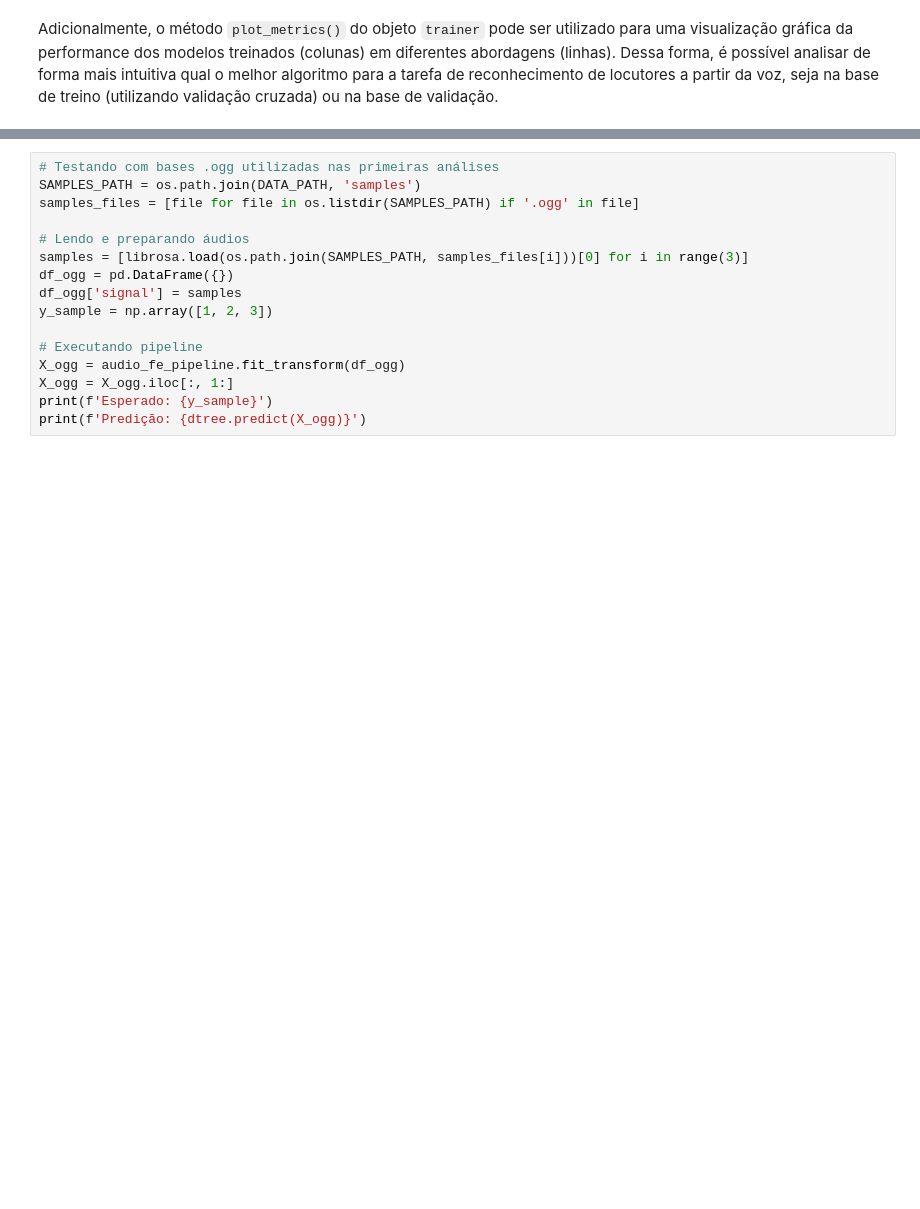
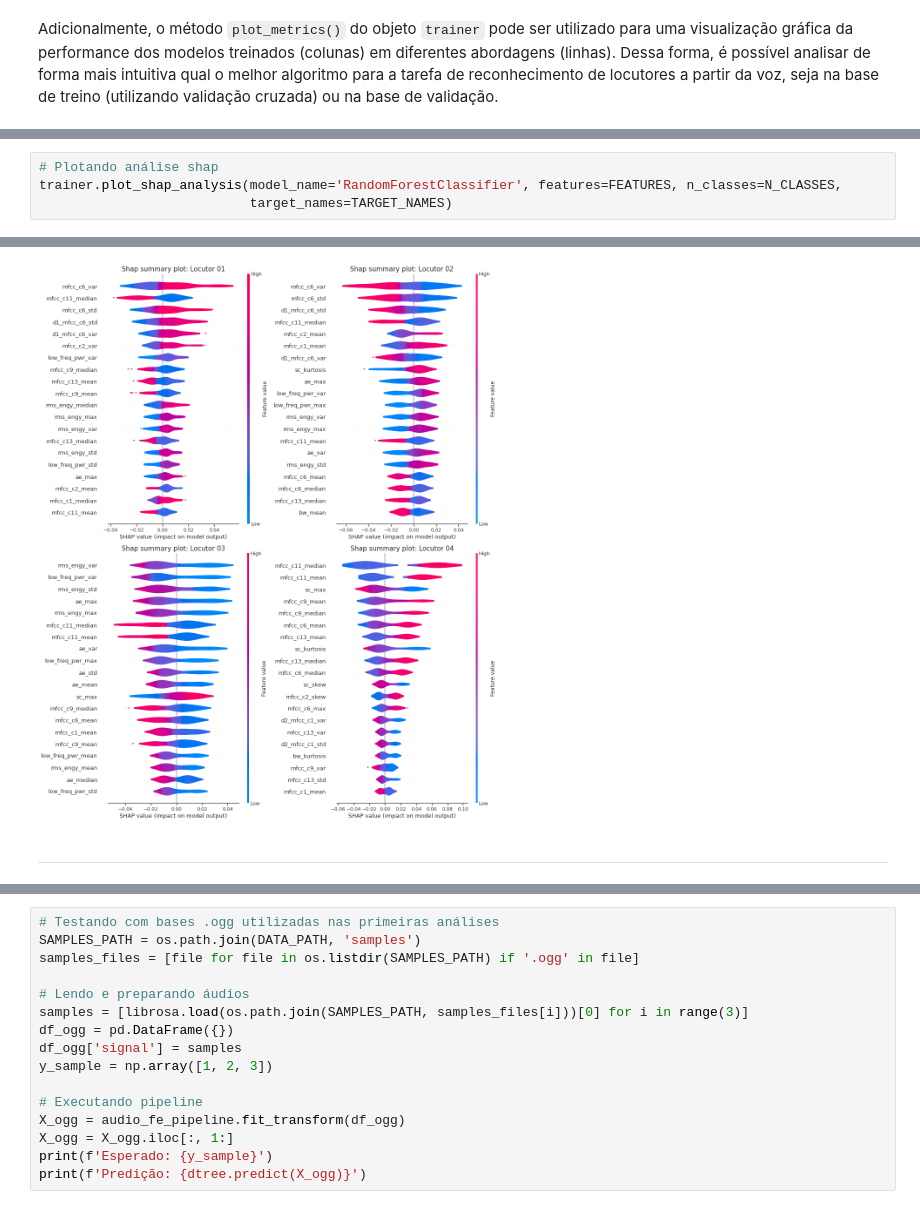
Before and after one commit to ThiagoPanini/voice-unlocker, a Jupyter notebook: notebooks/Voice Unlocker - Speaker Recognition Model.ipynb, the cells around one changed output, grey strips where cells are left out. Saved outputs shown, nothing was run; the diff lists cells and outputs as text; blank space fills up the shorter version.

Commit message:
Consolidando modelagem atraves da biblioteca pycomp

```diff
--- a/notebooks/Voice Unlocker - Speaker Recognition Model.ipynb
+++ b/notebooks/Voice Unlocker - Speaker Recognition Model.ipynb
@@ -1824,0 +1004,5 @@ DEBUG;2021-03-26 21:22:19;<ipython-input-319-18a54328f031>;<ipython-input-319-18
+# %%
+# Plotando análise shap
+trainer.plot_shap_analysis(model_name='RandomForestClassifier', features=FEATURES, n_classes=N_CLASSES,
+                           target_names=TARGET_NAMES)
+# %% [output]
@@ -1825,3 +1013,6 @@ DEBUG;2021-03-26 21:22:19;<ipython-input-319-18a54328f031>;<ipython-input-319-18
+[figure, added]
+# %% [markdown]
+___
 # %%
 # Testando amostra
 test_sample = X_test.iloc[:10, :]
```
Also changed, not shown: parts of 16 cells of this notebook, 1 other file.
